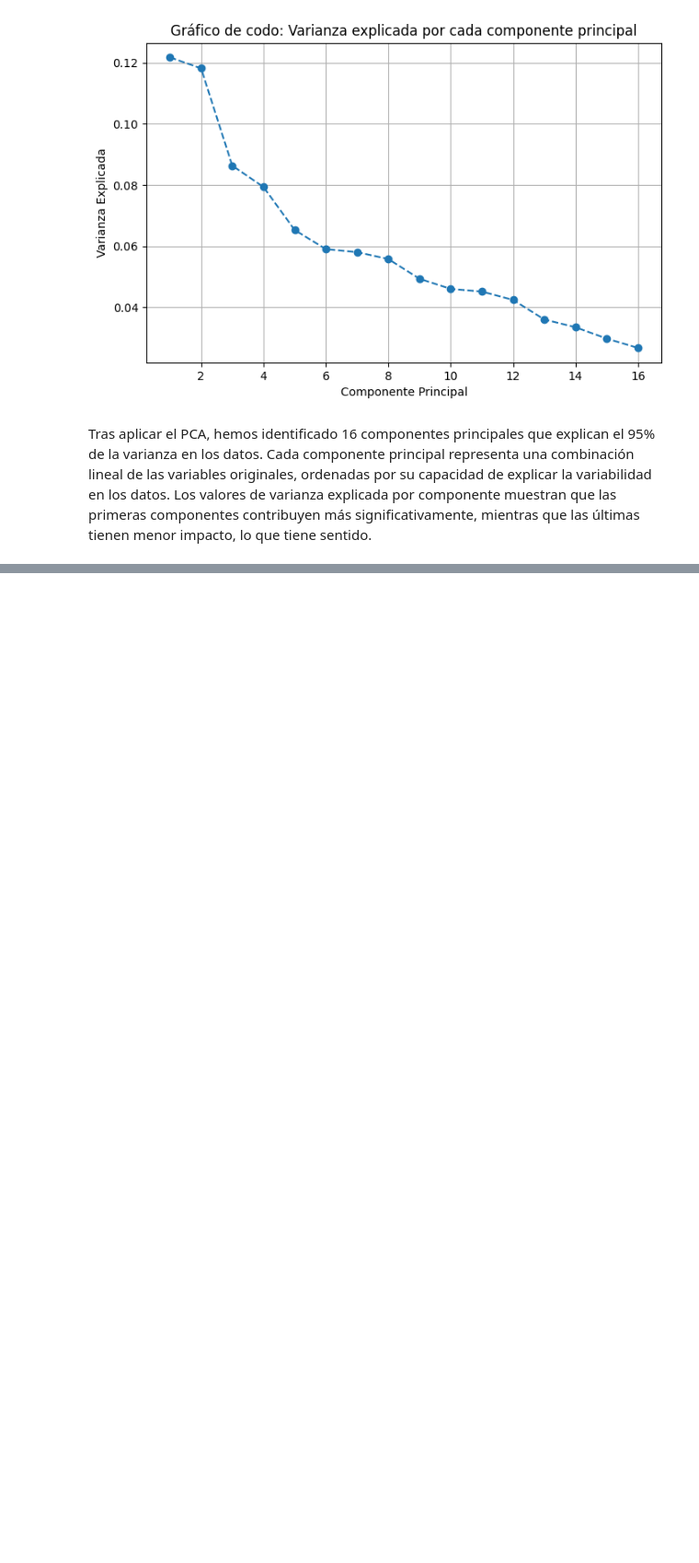
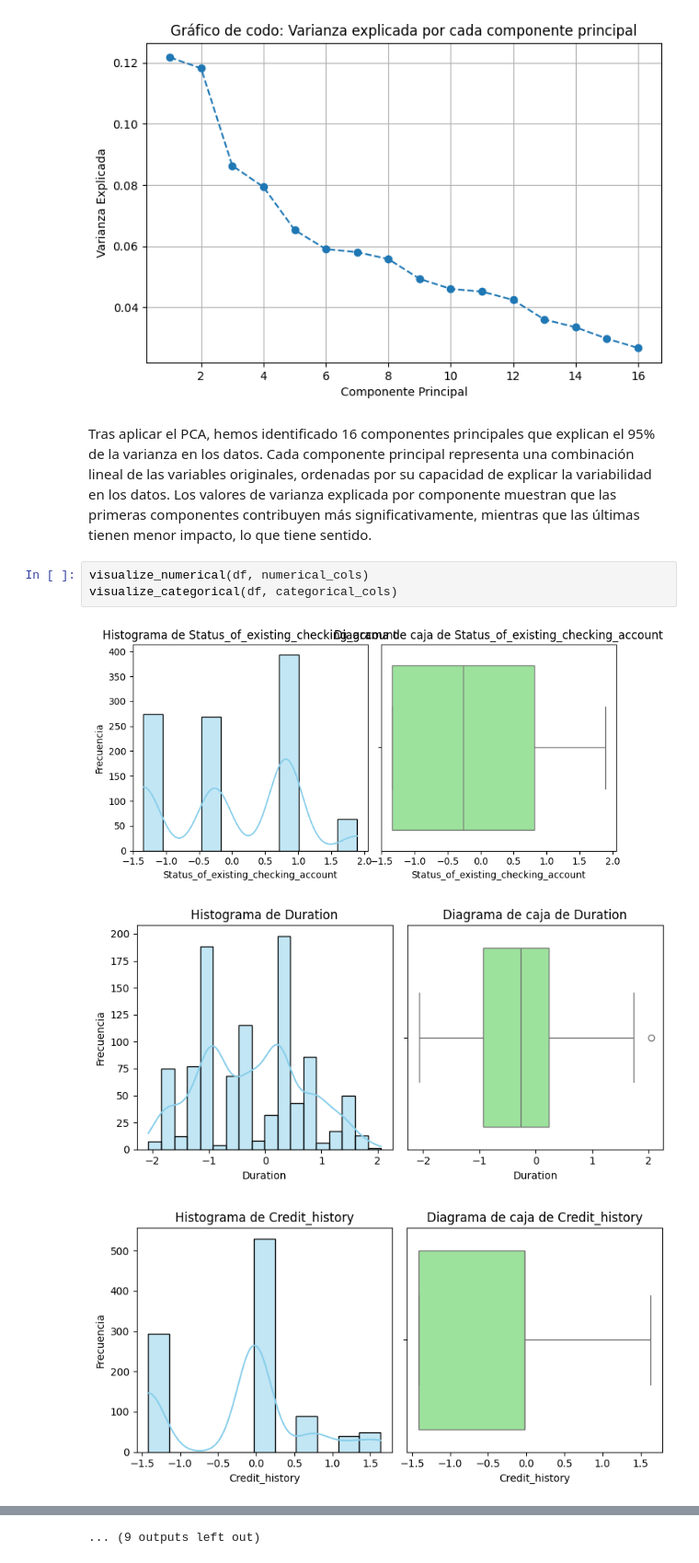
Before and after one commit to Ivian34/PRACTICA_APA, a Jupyter notebook: PracticaAPA (3).ipynb, the cells around one changed output, grey strips where cells are left out. Shown at 92% size. Saved outputs shown, nothing was run; the diff lists cells and outputs as text; blank space fills up the shorter version.

```diff
--- a/PracticaAPA (3).ipynb
+++ b/PracticaAPA (3).ipynb
@@ -796,3 +825,10 @@ El número de componentes seleccionados para explicar el 95% de la varianza es:
 [figure]
 # %% [markdown]
 Tras aplicar el PCA, hemos identificado 16 componentes principales que explican el 95% de la varianza en los datos. Cada componente principal representa una combinación lineal de las variables originales, ordenadas por su capacidad de explicar la variabilidad en los datos. Los valores de varianza explicada por componente muestran que las primeras componentes contribuyen más significativamente, mientras que las últimas tienen menor impacto, lo que tiene sentido.
+# %%
+visualize_numerical(df, numerical_cols)
+visualize_categorical(df, categorical_cols)
+# %% [output]
+[figure, added]
+[figure, added]
+[figure, added]
@@ -798,0 +844 @@ Tras aplicar el PCA, hemos identificado 16 componentes principales que explican
+... (9 outputs left out)
```
Also changed, not shown: parts of 5 cells of this notebook, 1 other file.
